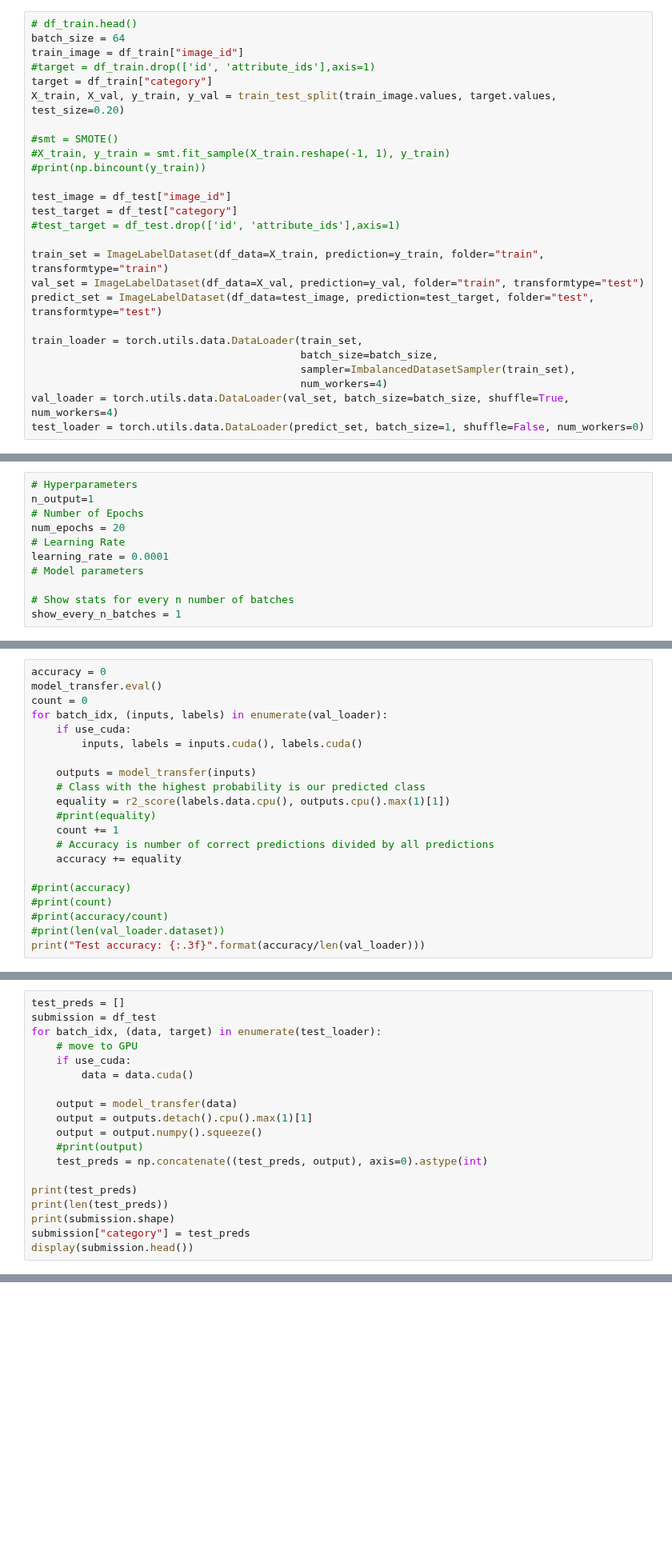
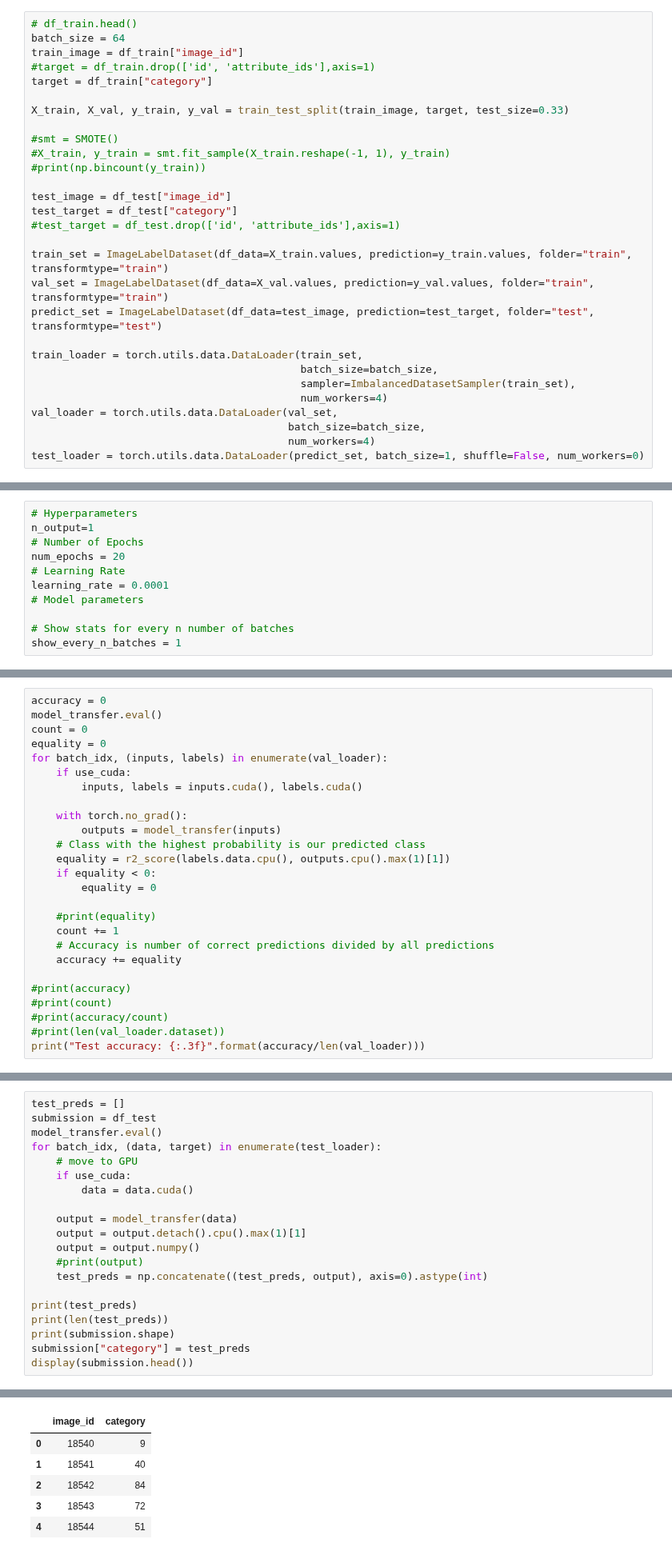
Before and after one commit to koushik-elite/Using-Densenet-and-PyTorch, a Jupyter notebook: Using Densenet and PyTorch.ipynb, the cells around one changed output, grey strips where cells are left out. Shown at 80% size. Saved outputs shown, nothing was run; the diff lists cells and outputs as text; blank space fills up the shorter version.

```diff
--- a/Using Densenet and PyTorch.ipynb
+++ b/Using Densenet and PyTorch.ipynb
@@ -176,7 +176,8 @@ batch_size = 64
 train_image = df_train["image_id"]
 #target = df_train.drop(['id', 'attribute_ids'],axis=1)
 target = df_train["category"]
-X_train, X_val, y_train, y_val = train_test_split(train_image.values, target.values, test_size=0.20)
+
+X_train, X_val, y_train, y_val = train_test_split(train_image, target, test_size=0.33)
 
 #smt = SMOTE()
 #X_train, y_train = smt.fit_sample(X_train.reshape(-1, 1), y_train)
@@ -186,13 +187,15 @@ test_image = df_test["image_id"]
 test_target = df_test["category"]
 #test_target = df_test.drop(['id', 'attribute_ids'],axis=1)
 
-train_set = ImageLabelDataset(df_data=X_train, prediction=y_train, folder="train", transformtype="train")
-val_set = ImageLabelDataset(df_data=X_val, prediction=y_val, folder="train", transformtype="test")
+train_set = ImageLabelDataset(df_data=X_train.values, prediction=y_train.values, folder="train", transformtype="train")
+val_set = ImageLabelDataset(df_data=X_val.values, prediction=y_val.values, folder="train", transformtype="train")
 predict_set = ImageLabelDataset(df_data=test_image, prediction=test_target, folder="test", transformtype="test")
 
 train_loader = torch.utils.data.DataLoader(train_set,
                                            batch_size=batch_size,
                                            sampler=ImbalancedDatasetSampler(train_set),
                                            num_workers=4)
-val_loader = torch.utils.data.DataLoader(val_set, batch_size=batch_size, shuffle=True, num_workers=4)
+val_loader = torch.utils.data.DataLoader(val_set,
+                                         batch_size=batch_size,
+                                         num_workers=4)
 test_loader = torch.utils.data.DataLoader(predict_set, batch_size=1, shuffle=False, num_workers=0)
@@ -401,13 +416,18 @@ DenseNet(
 accuracy = 0
 model_transfer.eval()
 count = 0
+equality = 0
 for batch_idx, (inputs, labels) in enumerate(val_loader):
     if use_cuda:
         inputs, labels = inputs.cuda(), labels.cuda()
 
-    outputs = model_transfer(inputs)
+    with torch.no_grad():
+        outputs = model_transfer(inputs)
     # Class with the highest probability is our predicted class
     equality = r2_score(labels.data.cpu(), outputs.cpu().max(1)[1])
+    if equality < 0:
+        equality = 0
+
     #print(equality)
     count += 1
     # Accuracy is number of correct predictions divided by all predictions
@@ -423,14 +443,15 @@ Test accuracy: 0.638
 # %%
 test_preds = []
 submission = df_test
+model_transfer.eval()
 for batch_idx, (data, target) in enumerate(test_loader):
     # move to GPU
     if use_cuda:
         data = data.cuda()
 
     output = model_transfer(data)
-    output = outputs.detach().cpu().max(1)[1]
-    output = output.numpy().squeeze()
+    output = output.detach().cpu().max(1)[1]
+    output = output.numpy()
     #print(output)
     test_preds = np.concatenate((test_preds, output), axis=0).astype(int)
 
@@ -447,3 +467,9 @@ ValueError: Length of values does not match length of index
+|  | image_id | category |
+| 0 | 18540 | 9 |
+| 1 | 18541 | 40 |
+| 2 | 18542 | 84 |
+| 3 | 18543 | 72 |
+| 4 | 18544 | 51 |
 # %%
 submission.to_csv('submission.csv', index=False)
 # %%
```
Also changed, not shown: parts of 7 cells of this notebook, 1 other file.
